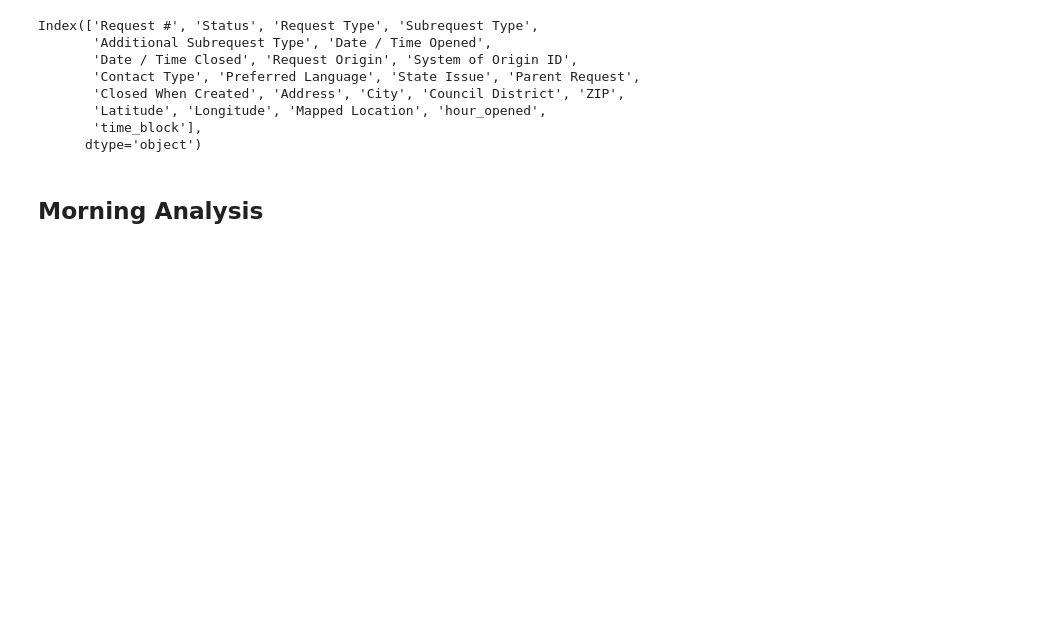
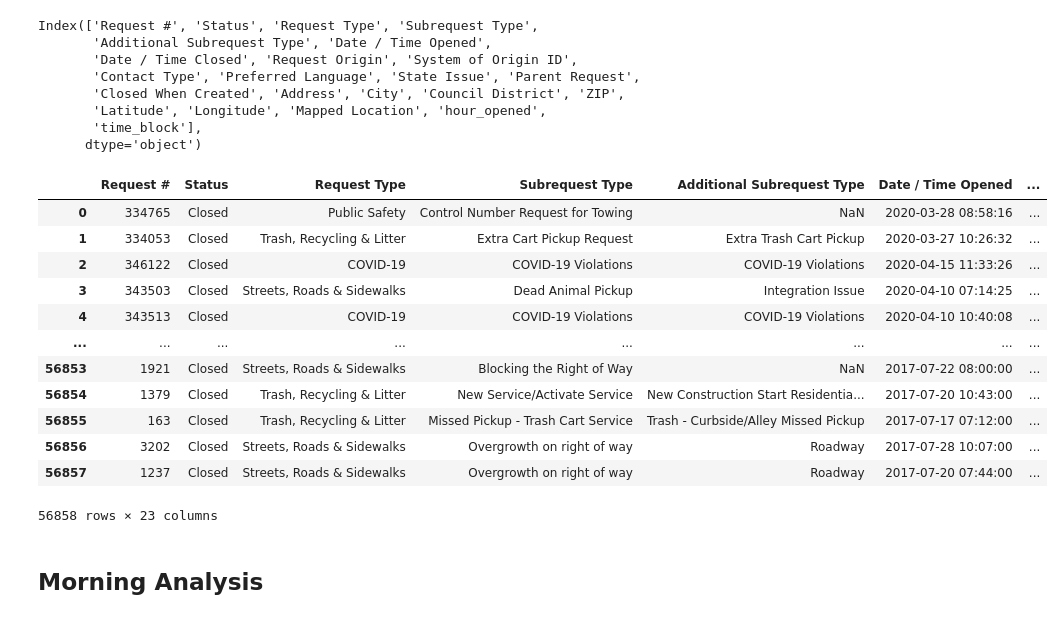
Before and after one commit to bensdata/hubnashville-bobcat, a Jupyter notebook: notebooks/hub_Nashville_311.ipynb, the cells around one changed output. Saved outputs shown, nothing was run; the diff lists cells and outputs as text; code cells hidden in the pictures; blank space fills up the shorter version.

```diff
--- a/notebooks/hub_Nashville_311.ipynb
+++ b/notebooks/hub_Nashville_311.ipynb
@@ -256,6 +230,22 @@ evening_hub_data = hub_data[hub_data['time_block'] == 'evening'].reset_index(dro
 
 # night data
 night_hub_data = hub_data[hub_data['time_block'] == 'night'].reset_index(drop=True)
+# %%
+morning_hub_data
+# %% [output]
+|  | Request # | Status | Request Type | Subrequest Type | Additional Subrequest Type | Date / Time Opened | ... |
+| 0 | 334765 | Closed | Public Safety | Control Number Request for Towing | NaN | 2020-03-28 08:58:16 | ... |
+| 1 | 334053 | Closed | Trash, Recycling & Litter | Extra Cart Pickup Request | Extra Trash Cart Pickup | 2020-03-27 10:26:32 | ... |
+| 2 | 346122 | Closed | COVID-19 | COVID-19 Violations | COVID-19 Violations | 2020-04-15 11:33:26 | ... |
+| 3 | 343503 | Closed | Streets, Roads & Sidewalks | Dead Animal Pickup | Integration Issue | 2020-04-10 07:14:25 | ... |
+| 4 | 343513 | Closed | COVID-19 | COVID-19 Violations | COVID-19 Violations | 2020-04-10 10:40:08 | ... |
+| ... | ... | ... | ... | ... | ... | ... | ... |
+| 56853 | 1921 | Closed | Streets, Roads & Sidewalks | Blocking the Right of Way | NaN | 2017-07-22 08:00:00 | ... |
+| 56854 | 1379 | Closed | Trash, Recycling & Litter | New Service/Activate Service | New Construction Start Residentia... | 2017-07-20 10:43:00 | ... |
+| 56855 | 163 | Closed | Trash, Recycling & Litter | Missed Pickup - Trash Cart Service | Trash - Curbside/Alley Missed Pickup | 2017-07-17 07:12:00 | ... |
+| 56856 | 3202 | Closed | Streets, Roads & Sidewalks | Overgrowth on right of way | Roadway | 2017-07-28 10:07:00 | ... |
+| 56857 | 1237 | Closed | Streets, Roads & Sidewalks | Overgrowth on right of way | Roadway | 2017-07-20 07:44:00 | ... |
+56858 rows × 23 columns
 # %%
 top_n = 10
 morning_groupped_request = morning_hub_data.groupby(['Request Type'])['Request Type'].count().sort_values(ascending=True)[-top_n:]
```
Also changed, not shown: parts of 34 cells of this notebook.
